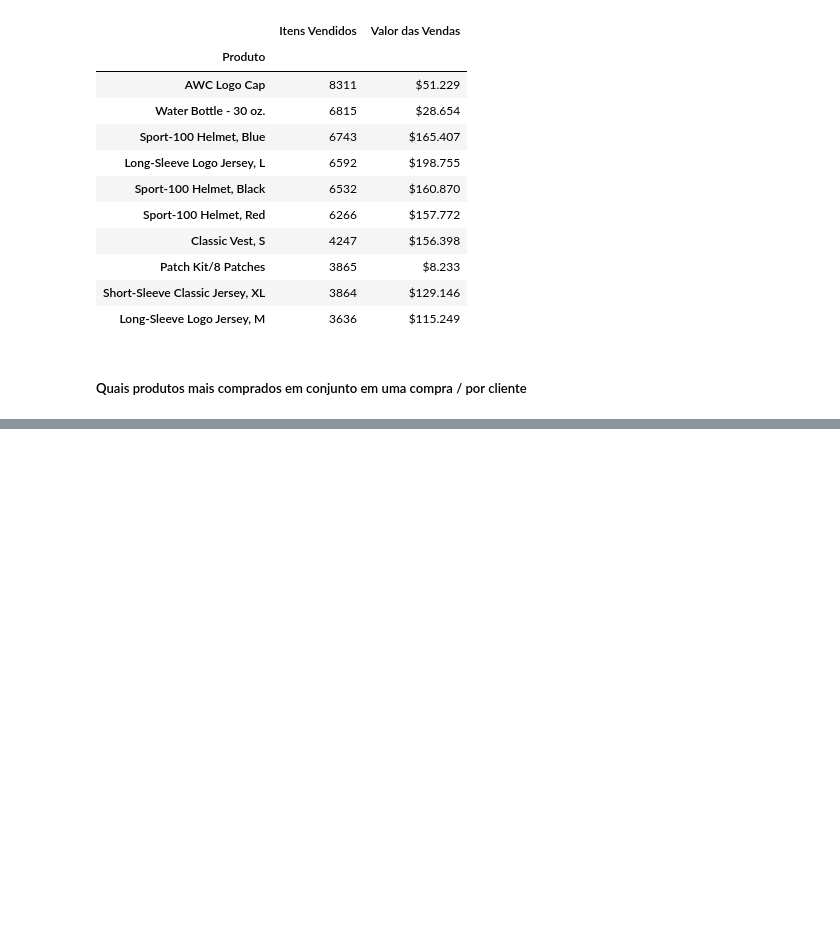
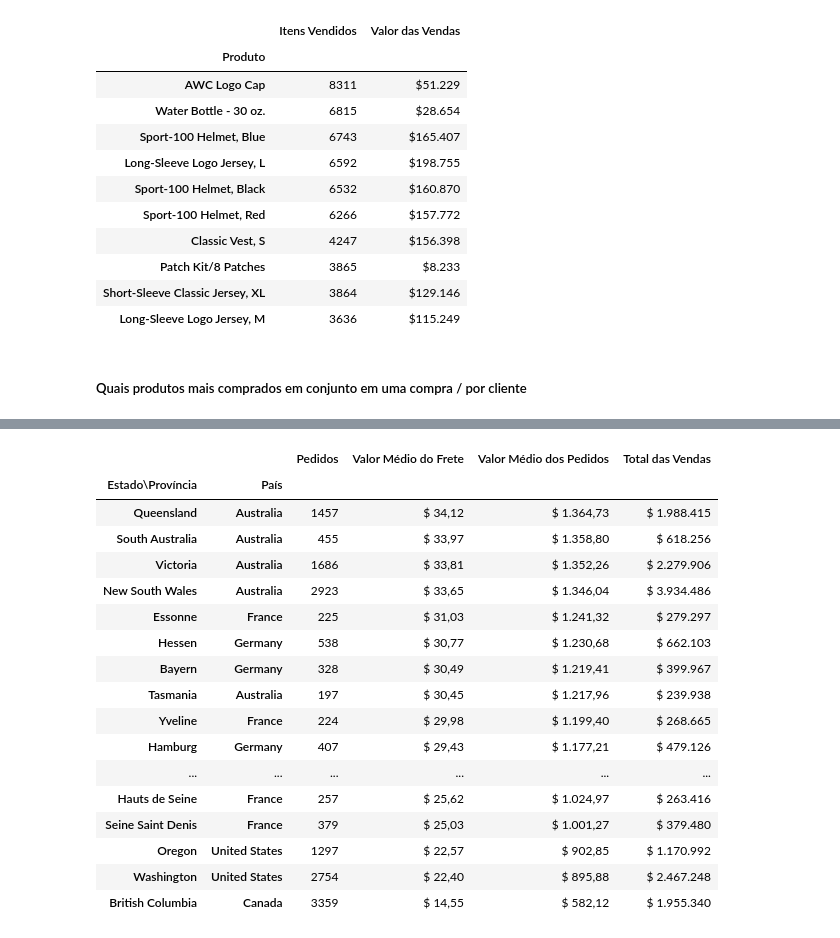
Before and after one commit to rurgel/exploratory-data-analysis, a Jupyter notebook: Adventure Works/Adventure_Works_EDA.ipynb, the cells around one changed output, grey strips where cells are left out. Drawn from its saved outputs; the diff is of its cells as text; code cells hidden in the pictures; blank space fills up the shorter version.

Commit message:
Create tables from Pandas

```diff
--- a/Adventure Works/Adventure_Works_EDA.ipynb
+++ b/Adventure Works/Adventure_Works_EDA.ipynb
@@ -37,3 +30,19 @@ ProductCategory = functions.get_table('ProductCategory', DATAPATH)
+# %%
+SalesOrderHeader = functions.get_table('SalesOrderHeader', DATAPATH)
+SalesOrderDetail = functions.get_table('SalesOrderDetail', DATAPATH)
+SalesReasonHeader= functions.get_table('SalesOrderHeaderSalesReason', DATAPATH, usecols=[0,1])
+SalesReason = functions.get_table('SalesReason', DATAPATH, usecols=[0,1,2]).rename(columns={'Name':'Reason'})
+
+Product = functions.get_table('Product', DATAPATH)
+ProductSubcategory = functions.get_table('ProductSubcategory', DATAPATH)
+ProductCategory = functions.get_table('ProductCategory', DATAPATH)
+
+Address = functions.get_table('Address', DATAPATH, usecols=[0,1,2,3,4,5])
+StateProvince = functions.get_table('StateProvince', DATAPATH, encoding='utf-16', usecols=['StateProvinceID', 'StateProvinceCode', 'CountryRegionCode', 'Name', 'TerritoryID']).rename(columns={'Name':'StateProvince'})
+CountryRegion = functions.get_table('CountryRegion', DATAPATH, encoding='utf-16', usecols=['CountryRegionCode', 'Name']).rename(columns={'Name': 'Country'})
+
+SpecialOfferProduct = functions.get_table('SpecialOfferProduct', DATAPATH, usecols=[0,1])
+SpecialOffer = functions.get_table('SpecialOffer', DATAPATH, usecols=[0,1,2,3,4])
 # %% [markdown]
 ### Avaliação da consistência da base de dados
 # %%
@@ -349,0 +411,53 @@ Produtos vendidos em conjunto (Física)
+# %%
+def list_places(online = True, min_orders=100):
+     if online:
+        tit='(Vendas Online)'
+     else:
+         tit = '(Vendas Físicas)'
+     display(SalesOrderHeader[['SalesOrderID',
+                               'OnlineOrderFlag',
+                               'ShipToAddressID',
+                               'SubTotal',
+                               'Freight']]\
+          .query('OnlineOrderFlag == @online')\
+          .merge(Address, left_on='ShipToAddressID', right_on='AddressID')\
+          .merge(StateProvince, on='StateProvinceID')\
+          .merge(CountryRegion, on='CountryRegionCode')\
+          .rename(columns={'StateProvince': 'Estado\Província',
+                           'Country': 'País'})\
+          .groupby(['Estado\Província', 'País'])\
+          .agg(Orders=('SalesOrderID', 'count'),
+               AvgFreight=('Freight', 'mean'),
+               AvgSubTotal=('SubTotal', 'mean'),
+               TotalSales=('SubTotal', 'sum'))\
+          .query('Orders >= @min_orders')\
+          .sort_values('AvgSubTotal', ascending=False)\
+          .rename(columns={'Orders': 'Pedidos', 'AvgFreight': 'Valor Médio do Frete',
+                           'AvgSubTotal': 'Valor Médio dos Pedidos', 'TotalSales': 'Total das Vendas'})\
+          .style\
+          .set_caption('Vendas '+tit)\
+          .format('$ {0:,.0f}', thousands='.', decimal=',',
+                subset=['Total das Vendas'])\
+          .format('$ {0:,.2f}', thousands='.', decimal=',',
+                subset=['Valor Médio do Frete', 'Valor Médio dos Pedidos'])\
+          .background_gradient(cmap='Blues', subset=['Pedidos'])\
+          .bar(subset=['Total das Vendas', 'Valor Médio dos Pedidos'], color='lightgreen', align='left', width=90, height=60)\
+          .set_table_styles([{'selector': 'th.col_heading',
+                            'props': 'font-size: 1.25em;'},
+                           {'selector': 'td',
+                            'props': 'text-align:center; font-weight:bold;'},
+                           {'selector': 'caption',
+                            'props': 'font-size: 1.5em;font-weight: bold;'},
+                           {'selector': 'th',
+                            'props': 'text-align:left;'},
+                           {'selector': '.index_name',
+                            'props': 'font-style:italic; text-align:center;font-weight:normal;font-size:1.3em;'},
+                           {'selector': 'th:not(.col_heading):not(.index_name)',
+                            'props': 'color:dimgray;font-size:1.1em;'},
+                        ], overwrite=False)
+     )
+
+list_places(online=True, min_orders=100)
+print('')
+list_places(online=False, min_orders=100)
+# %% [output]
@@ -349,0 +465,18 @@ Produtos vendidos em conjunto (Física)
+|  |  | Pedidos | Valor Médio do Frete | Valor Médio dos Pedidos | Total das Vendas |
+| Estado\Província | País |  |  |  |  |
+| Queensland | Australia | 1457 | $ 34,12 | $ 1.364,73 | $ 1.988.415 |
+| South Australia | Australia | 455 | $ 33,97 | $ 1.358,80 | $ 618.256 |
+| Victoria | Australia | 1686 | $ 33,81 | $ 1.352,26 | $ 2.279.906 |
+| New South Wales | Australia | 2923 | $ 33,65 | $ 1.346,04 | $ 3.934.486 |
+| Essonne | France | 225 | $ 31,03 | $ 1.241,32 | $ 279.297 |
+| Hessen | Germany | 538 | $ 30,77 | $ 1.230,68 | $ 662.103 |
+| Bayern | Germany | 328 | $ 30,49 | $ 1.219,41 | $ 399.967 |
+| Tasmania | Australia | 197 | $ 30,45 | $ 1.217,96 | $ 239.938 |
+| Yveline | France | 224 | $ 29,98 | $ 1.199,40 | $ 268.665 |
+| Hamburg | Germany | 407 | $ 29,43 | $ 1.177,21 | $ 479.126 |
+| ... | ... | ... | ... | ... | ... |
+| Hauts de Seine | France | 257 | $ 25,62 | $ 1.024,97 | $ 263.416 |
+| Seine Saint Denis | France | 379 | $ 25,03 | $ 1.001,27 | $ 379.480 |
+| Oregon | United States | 1297 | $ 22,57 | $ 902,85 | $ 1.170.992 |
+| Washington | United States | 2754 | $ 22,40 | $ 895,88 | $ 2.467.248 |
+| British Columbia | Canada | 3359 | $ 14,55 | $ 582,12 | $ 1.955.340 |
```
Also changed, not shown: parts of 20 cells of this notebook, 1 other file.
